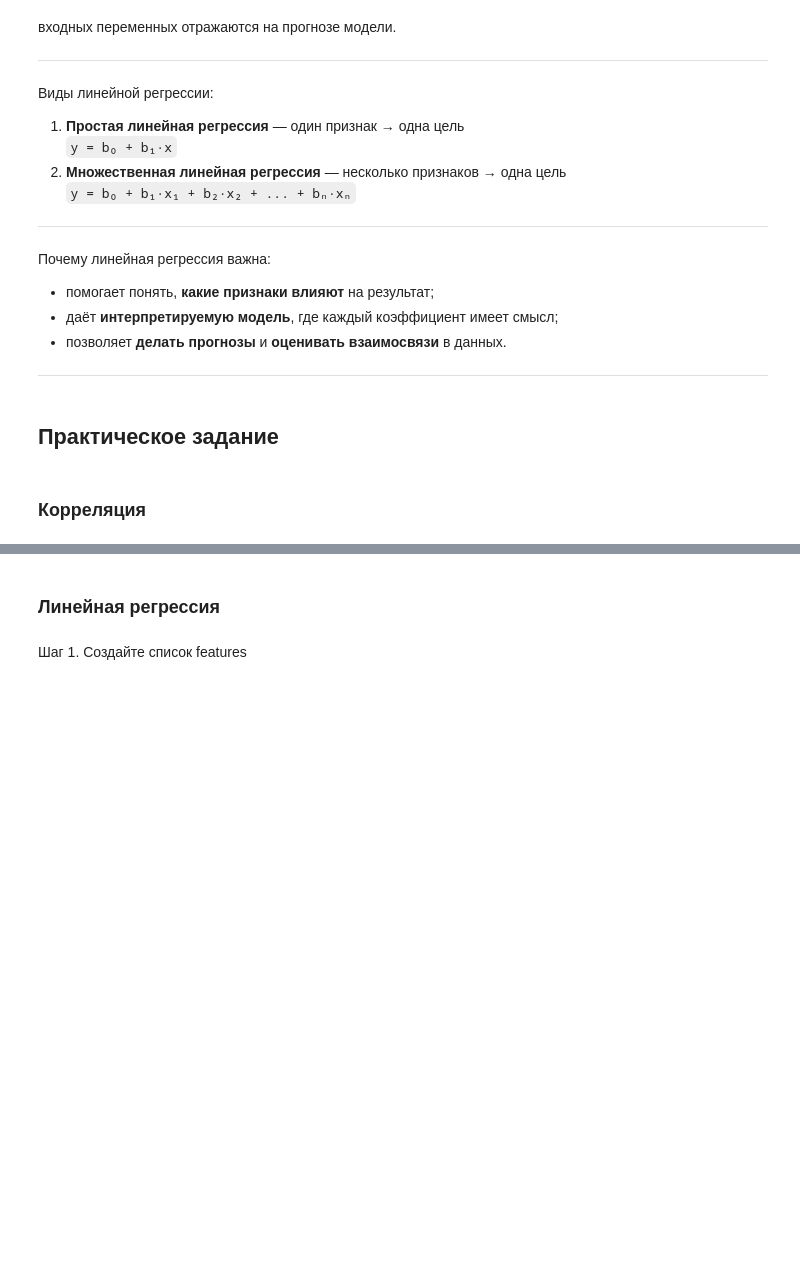
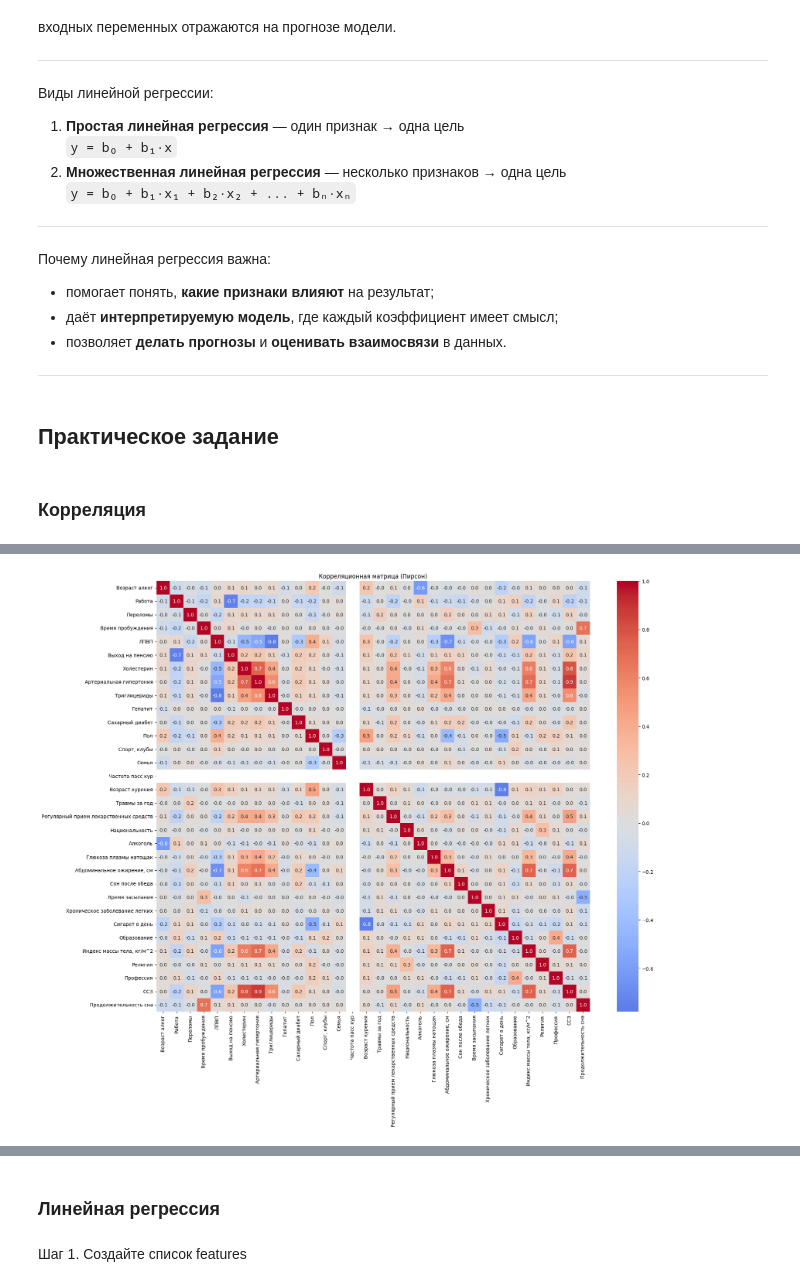
Before and after one commit to AlexLeoShin/SeminarGit, a Jupyter notebook: Практики_1_2_статистика_исходник.ipynb, the cells around one changed output, grey strips where cells are left out. Cells and saved outputs as stored; diff of their text form; code cells hidden in the pictures; blank space fills up the shorter version.

```diff
--- a/Практики_1_2_статистика_исходник.ipynb
+++ b/Практики_1_2_статистика_исходник.ipynb
@@ -315,6 +443,8 @@ corr_pearson.round(2)
 # %%
 plt.figure(figsize=(20,16))
-sns.heatmap(data = , cmap='coolwarm', center=0, annot=True, fmt=".1f") # добавьте после "data =" название матрицы корреляции из предыдущего кода
+sns.heatmap(data = corr_pearson, cmap='coolwarm', center=0, annot=True, fmt=".1f") # добавьте после "data =" название матрицы корреляции из предыдущего кода
 plt.title("Корреляционная матрица (Пирсон)")
 plt.show()
+# %% [output]
+[figure, added]
 # %% [markdown]
```
Also changed, not shown: parts of 30 cells of this notebook.
